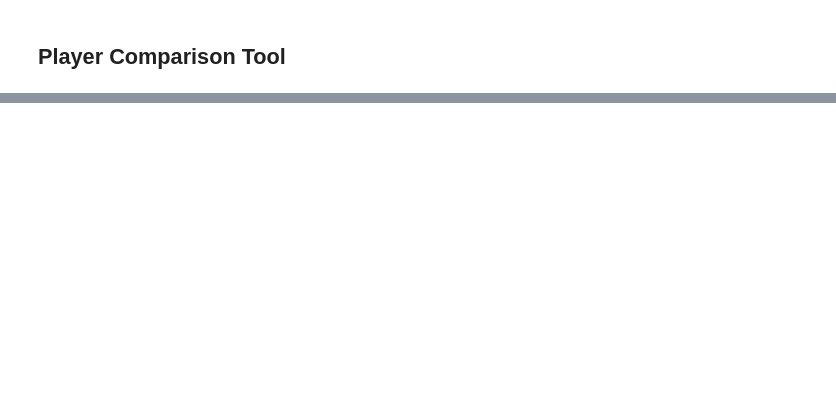
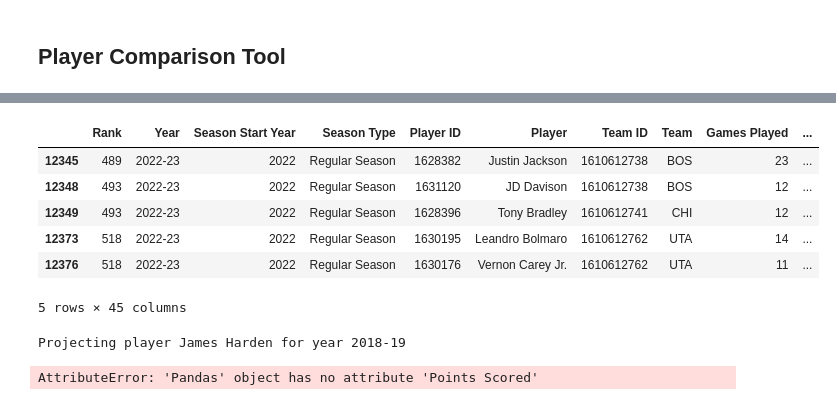
Before and after one commit to onat-the-wanderer/Knn-NBA-Fantasy-Model, a Jupyter notebook: Untitled.ipynb, the cells around one changed output, grey strips where cells are left out. Cells and saved outputs as stored; diff of their text form; code cells hidden in the pictures; blank space fills up the shorter version.

```diff
--- a/Untitled.ipynb
+++ b/Untitled.ipynb
@@ -1031,0 +1056,19 @@ def player_comparison_tool(df, current_player_season, current_player):
+# %%
+df_new = df[df.Year != '2018-19']
+# %%
+df_cleaned = df_new.dropna(how='any')
+# %%
+min_gp = 10
+df_filter = df_cleaned[df_cleaned['Games Played'] > min_gp]
+# %%
+df_final = df_filter.groupby(['Year']).apply(vorp)
+# %%
+df_final.tail(5)
+# %% [output]
+|  | Rank | Year | Season Start Year | Season Type | Player ID | Player | Team ID | Team | Games Played | ... |
+| 12345 | 489 | 2022-23 | 2022 | Regular Season | 1628382 | Justin Jackson | 1610612738 | BOS | 23 | ... |
+| 12348 | 493 | 2022-23 | 2022 | Regular Season | 1631120 | JD Davison | 1610612738 | BOS | 12 | ... |
+| 12349 | 493 | 2022-23 | 2022 | Regular Season | 1628396 | Tony Bradley | 1610612741 | CHI | 12 | ... |
+| 12373 | 518 | 2022-23 | 2022 | Regular Season | 1630195 | Leandro Bolmaro | 1610612762 | UTA | 14 | ... |
+| 12376 | 518 | 2022-23 | 2022 | Regular Season | 1630176 | Vernon Carey Jr. | 1610612762 | UTA | 11 | ... |
+5 rows × 45 columns
@@ -1031,0 +1112,11 @@ def player_comparison_tool(df, current_player_season, current_player):
+# %%
+for baller_id in ten_players:
+    current_player = baller_id
+    current_player_year = '2017-18'
+    projections = player_comparison_tool(df_final, current_player_year, current_player)
+    if (projections == None):
+        continue
+    final_projections.append(projections)
+# %% [output]
+Projecting player James Harden for year 2018-19
+AttributeError: 'Pandas' object has no attribute 'Points Scored'
```
Also changed, not shown: parts of 28 cells of this notebook.
